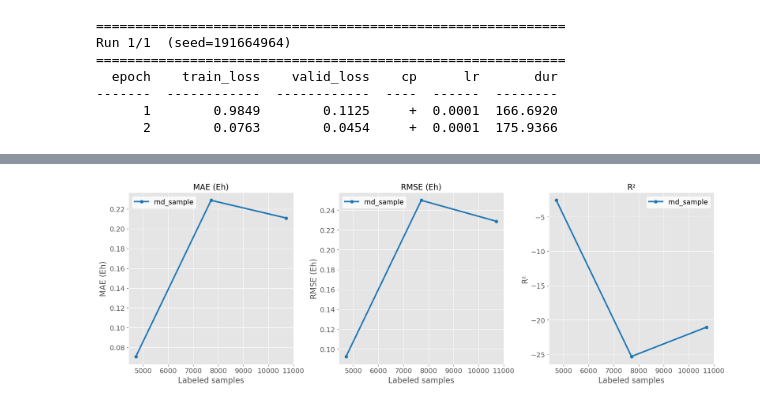
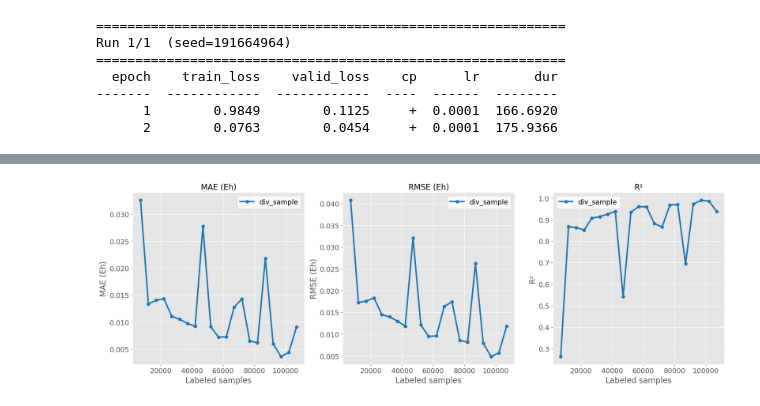
Before and after one commit to minhnghian03/property-prediction-al, a Jupyter notebook: nn/qm9_nn.ipynb, the cells around one changed output, grey strips where cells are left out. Drawn from its saved outputs; the diff is of its cells as text; code cells hidden in the pictures.

```diff
--- a/nn/qm9_nn.ipynb
+++ b/nn/qm9_nn.ipynb
@@ -1527,7 +1720,7 @@ model = NeuralNetRegressor(
         )),
         ('early_stopping', EarlyStopping(
             monitor='valid_loss',
-            patience=15,
+            patience=20,
             lower_is_better=True,
             threshold=0.001,
             threshold_mode='rel',
@@ -1654,8 +1867,8 @@ def plot_al(dfs, labels, score, save=None, format='pdf'):
         fig.savefig(save, format=format, dpi=300)
     plt.show()
 # %%
-rnd_sample = df_groupby(pd.read_csv('active_learning/schnet/qm9/al_history_schnet_gap_qm9.csv'))
+div_sample = df_groupby(pd.read_csv('active_learning/schnet/qm9/al_history_schnet_div_gap_qm9.csv'))
 # %%
-plot_al([rnd_sample], ['rnd_sample'], None)
+plot_al([div_sample], ['div_sample'], None)
 # %% [output]
-[figure, old version]
+[figure, new version]
```
Also changed, not shown: parts of 8 cells of this notebook, 5 other files.
